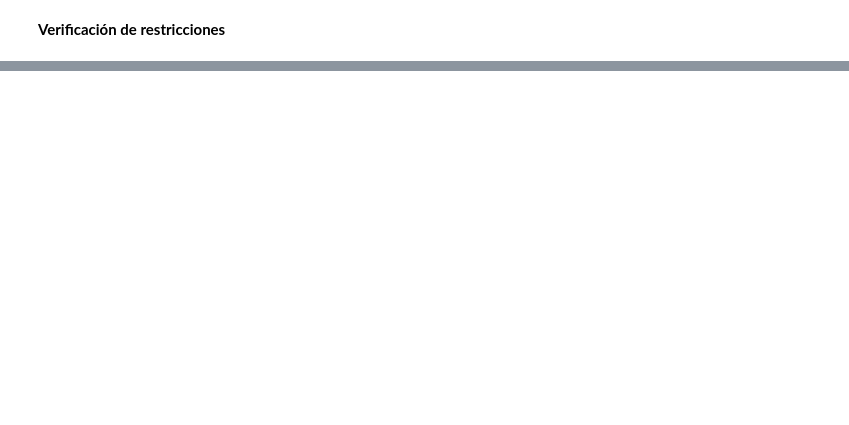
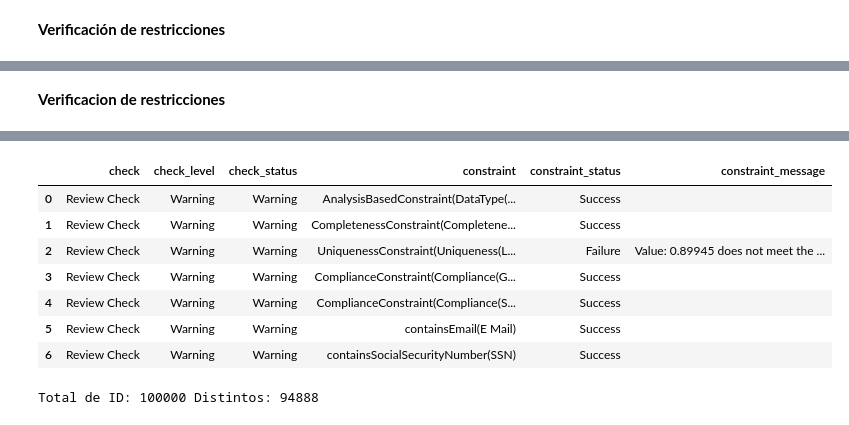
Before and after one commit to JonatanPolanco/Data_Quality_Testing, a Jupyter notebook: PyDeequ_Learning.ipynb, the cells around one changed output, grey strips where cells are left out. Cells and saved outputs as stored; diff of their text form; code cells hidden in the pictures; blank space fills up the shorter version.

```diff
--- a/PyDeequ_Learning.ipynb
+++ b/PyDeequ_Learning.ipynb
@@ -176,0 +182,15 @@ Verification Run Status: Warning
+# %%
+from pyspark.sql import SparkSession, Row
+import pydeequ
+import pandas as pd
+from pyspark import SparkContext
+from pyspark.sql.types import *
+
+spark = (SparkSession
+    .builder
+    .appName("Example") \
+    .config("spark.jars.packages", pydeequ.deequ_maven_coord)
+    .config("spark.jars.excludes", pydeequ.f2j_maven_coord)
+    .config("spark.driver.memory", "16g")\
+    .config("spark.executor.memory", "4g") \
+    .getOrCreate())
@@ -177,2 +249,27 @@ Verification Run Status: Warning
+# %% [markdown]
+**Verificacion de restricciones**
 # %%
-df_ = spark.read.csv('Hr5m.csv', inferSchema=True, header=True)
+df2= spark.read.csv("100000_Records.csv", header = True)
+# %%
+from pyspark.sql.types import IntegerType
+from pydeequ.checks import *
+from pydeequ.verification import *
+
+check = Check(spark, CheckLevel.Warning, "Review Check")
+
+checkResult = VerificationSuite(spark) \
+    .onData(df2) \
+    .addCheck(
+      check.hasDataType("Month of Joining",ConstrainableDataTypes.Integral) \
+      .isComplete("Emp ID")  \
+      .isUnique("Emp ID")  \
+      .isContainedIn("Gender", ["M", "F"]) \
+      .isNonNegative("Salary") \
+      .containsEmail("E Mail") \
+      .containsSocialSecurityNumber("SSN")) \
+    .run()
+
+print(f"Verification Run Status: {checkResult.status}")
+checkResult_df = VerificationResult.checkResultsAsDataFrame(spark, checkResult, pandas=True)
+checkResult_df
+# %% [output]
@@ -178,0 +277,8 @@ df_ = spark.read.csv('Hr5m.csv', inferSchema=True, header=True)
+|  | check | check_level | check_status | constraint | constraint_status | constraint_message |
+| 0 | Review Check | Warning | Warning | AnalysisBasedConstraint(DataType(... | Success |  |
+| 1 | Review Check | Warning | Warning | CompletenessConstraint(Completene... | Success |  |
+| 2 | Review Check | Warning | Warning | UniquenessConstraint(Uniqueness(L... | Failure | Value: 0.89945 does not meet the ... |
+| 3 | Review Check | Warning | Warning | ComplianceConstraint(Compliance(G... | Success |  |
+| 4 | Review Check | Warning | Warning | ComplianceConstraint(Compliance(S... | Success |  |
+| 5 | Review Check | Warning | Warning | containsEmail(E Mail) | Success |  |
+| 6 | Review Check | Warning | Warning | containsSocialSecurityNumber(SSN) | Success |  |
@@ -178,0 +287,5 @@ df_ = spark.read.csv('Hr5m.csv', inferSchema=True, header=True)
+# %%
+ID = dataF['Emp ID']
+print(f"Total de ID: {len(ID)}" , f"Distintos: {ID.nunique()}" )
+# %% [output]
+Total de ID: 100000 Distintos: 94888
```
Also changed, not shown: parts of 15 cells of this notebook.
